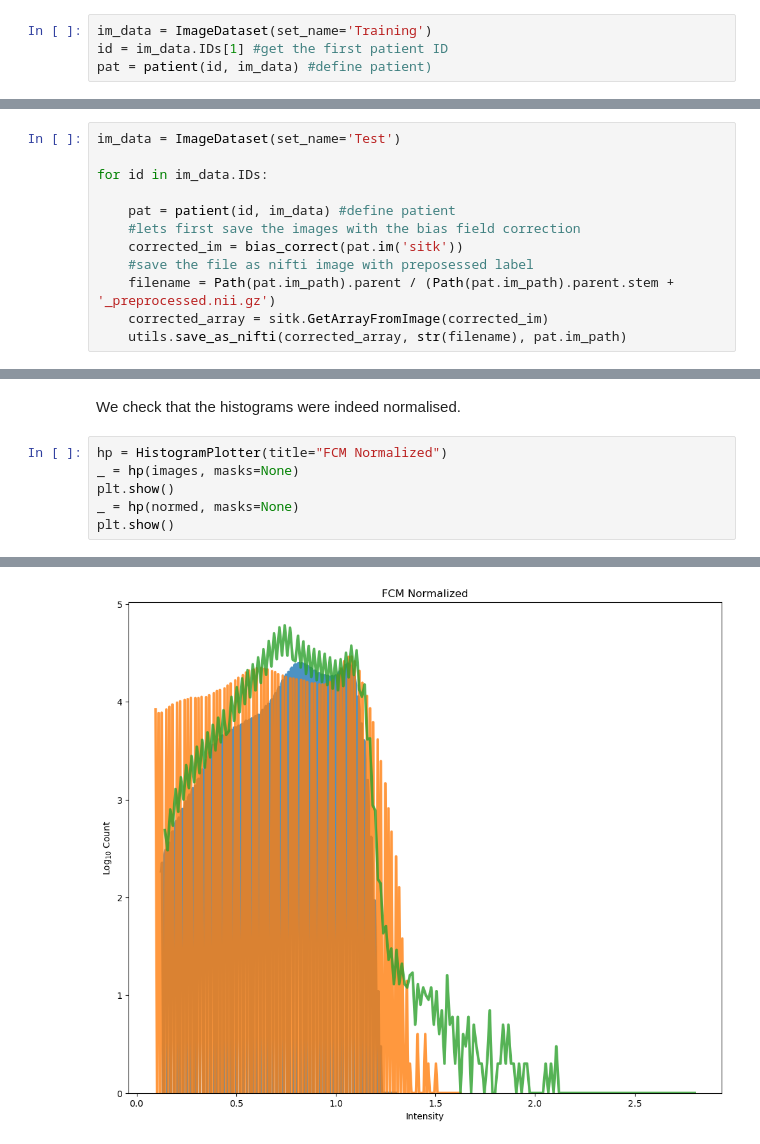
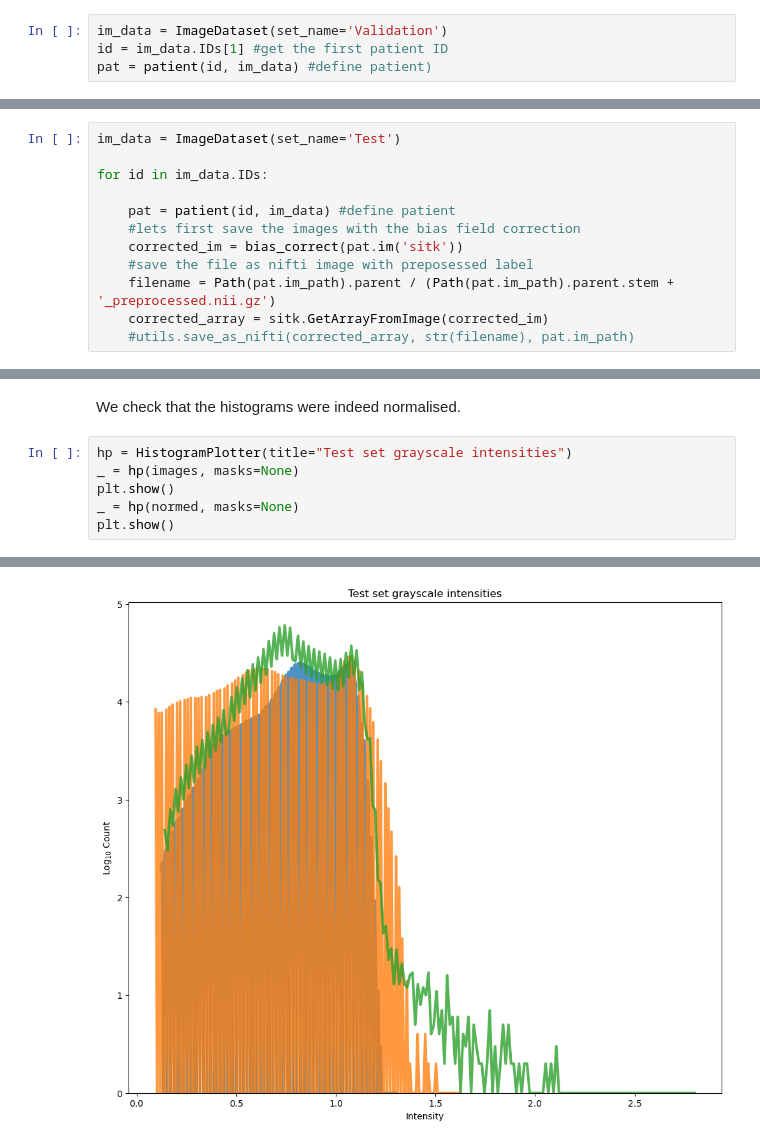
Before and after one commit to cansuyalcinn/brain-tissue-segmentation-challenge, a Jupyter notebook: notebooks/normalisation.ipynb, the cells around one changed output, grey strips where cells are left out. Saved outputs shown, nothing was run; the diff lists cells and outputs as text.

```diff
--- a/notebooks/normalisation.ipynb
+++ b/notebooks/normalisation.ipynb
@@ -38,7 +39,7 @@ def bias_correct(inputImage):
 # %% [markdown]
 Let's check the library for the normalisation of the data.
 # %%
-im_data = ImageDataset(set_name='Training')
+im_data = ImageDataset(set_name='Validation')
 id = im_data.IDs[1] #get the first patient ID
 pat = patient(id, im_data) #define patient)
 # %% [markdown]
@@ -129,7 +130,7 @@ for id in im_data.IDs:
     #save the file as nifti image with preposessed label
     filename = Path(pat.im_path).parent / (Path(pat.im_path).parent.stem + '_preprocessed.nii.gz')
     corrected_array = sitk.GetArrayFromImage(corrected_im)
-    utils.save_as_nifti(corrected_array, str(filename), pat.im_path)
+    #utils.save_as_nifti(corrected_array, str(filename), pat.im_path)
 # %% [markdown]
 Now we apply the normalisation to the images and save them at each patient folder with the suffix _norm
 # %%
@@ -151,7 +152,7 @@ for i, id in enumerate(im_data.IDs):
 # %% [markdown]
 We check that the histograms were indeed normalised.
 # %%
-hp = HistogramPlotter(title="FCM Normalized")
+hp = HistogramPlotter(title="Test set grayscale intensities")
 _ = hp(images, masks=None)
 plt.show()
 _ = hp(normed, masks=None)
@@ -161 +162 @@ plt.show()
-[figure, old version]
+[figure, new version]
```
Also changed, not shown: parts of 7 cells of this notebook, 5 other files.
